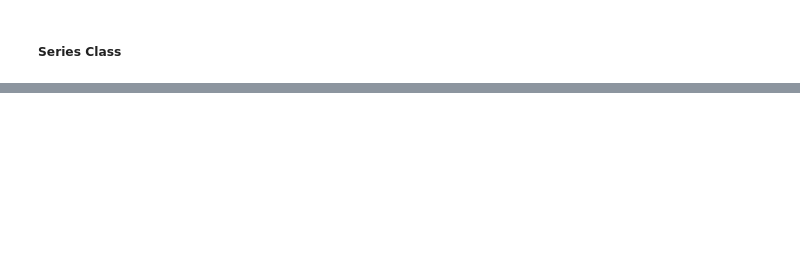
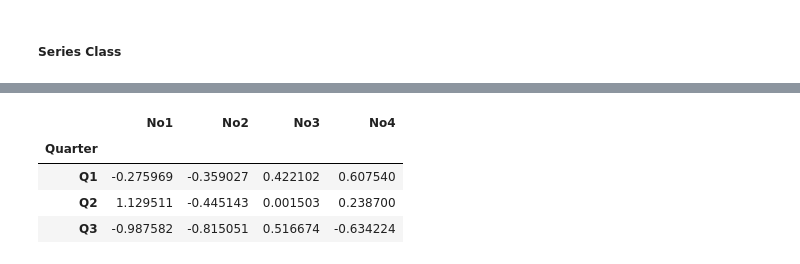
Before and after one commit to daesik82/ChargingBull, a Jupyter notebook: UncleBull/ch6_pandas_basics.ipynb, the cells around one changed output, grey strips where cells are left out. Cells and saved outputs as stored; diff of their text form; code cells hidden in the pictures; blank space fills up the shorter version.

```diff
--- a/UncleBull/ch6_pandas_basics.ipynb
+++ b/UncleBull/ch6_pandas_basics.ipynb
@@ -320,0 +366,11 @@ df.cumsum().plot(lw=2.0)
+# %%
+# Grouping by "Quater"
+groups = df.groupby('Quarter')
+# %%
+groups.mean()
+# %% [output]
+|  | No1 | No2 | No3 | No4 |
+| Quarter |  |  |  |  |
+| Q1 | -0.275969 | -0.359027 | 0.422102 | 0.607540 |
+| Q2 | 1.129511 | -0.445143 | 0.001503 | 0.238700 |
+| Q3 | -0.987582 | -0.815051 | 0.516674 | -0.634224 |
```
Also changed, not shown: parts of 28 cells of this notebook.
